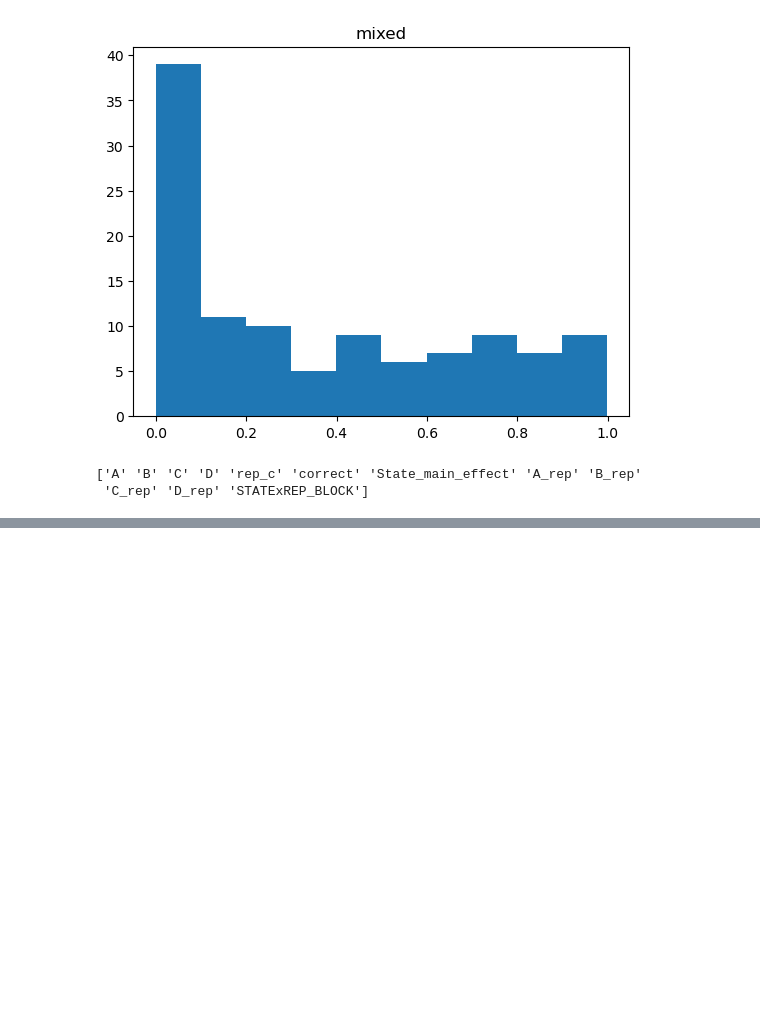
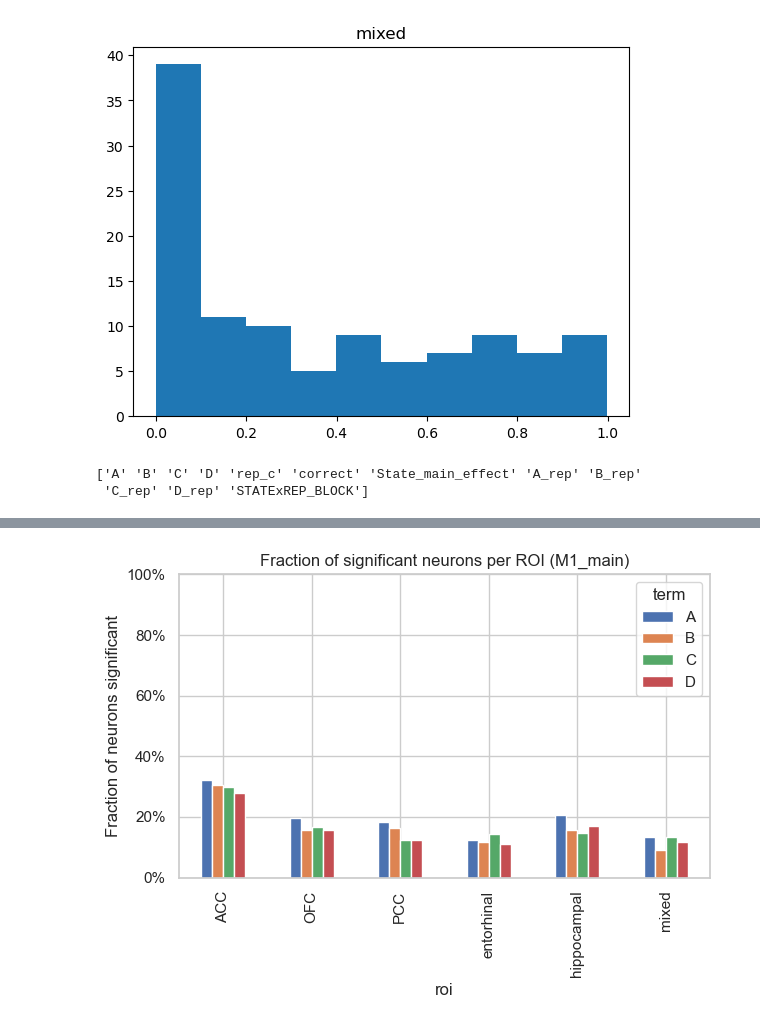
Before and after one commit to svennikue/multiple_clocks_repo, a Jupyter notebook: scripts/EASY linear cell models.ipynb, the cells around one changed output, grey strips where cells are left out. Cells and saved outputs as stored; diff of their text form; code cells hidden in the pictures; blank space fills up the shorter version.

```diff
--- a/scripts/EASY linear cell models.ipynb
+++ b/scripts/EASY linear cell models.ipynb
@@ -1771,0 +1826,43 @@ def plot_roi_state_terms(results_df: pd.DataFrame, alpha=0.05, model="M1_main",
+# %%
+#2. Fraction of significant cells per ROI and term
+# Good for seeing “does a majority of cells in this area carry state info?”
+def plot_fraction_significant_by_roi(results_df, model="M1_main",
+                                     terms=("A", "B", "C", "D"),
+                                     alpha=0.05, correction="bonferroni"):
+    """
+    Barplot: for each ROI and term, fraction of neurons that are significant.
+
+    Bonferroni-corrected over neurons in each ROI (if correction="bonferroni").
+    """
+    df = _add_significance_flags(results_df, model=model,
+                                 alpha=alpha, correction=correction)
+    df = df[df["term"].isin(terms)]
+
+    # total neurons per ROI (denominator)
+    total_neurons = df.groupby("roi")["neuron"].nunique()
+
+    # how many unique neurons are significant for each ROI × term
+    sig = df[df["is_sig"]].groupby(["roi", "term"])["neuron"] \
+                           .nunique().reset_index(name="n_sig")
+
+    sig["frac_sig"] = sig.apply(
+        lambda row: row["n_sig"] / total_neurons.loc[row["roi"]],
+        axis=1
+    )
+
+    # reshape for plotting
+    pivot = sig.pivot(index="roi", columns="term", values="frac_sig").fillna(0)
+
+    ax = pivot.plot(kind="bar")
+    ax.set_ylabel("Fraction of neurons significant")
+    ax.set_ylim(0, 1)
+    ax.yaxis.set_major_formatter(plt.matplotlib.ticker.PercentFormatter(1.0))
+    ax.set_title(f"Fraction of significant neurons per ROI ({model})")
+    plt.tight_layout()
+    return ax
+# %%
+plot_fraction_significant_by_roi(results_df, model="M1_main",
+                                 terms=["A","B","C","D"])
+plt.show()
+# %% [output]
+[figure, added]
```
Also changed, not shown: parts of 13 cells of this notebook, 4 other files.
